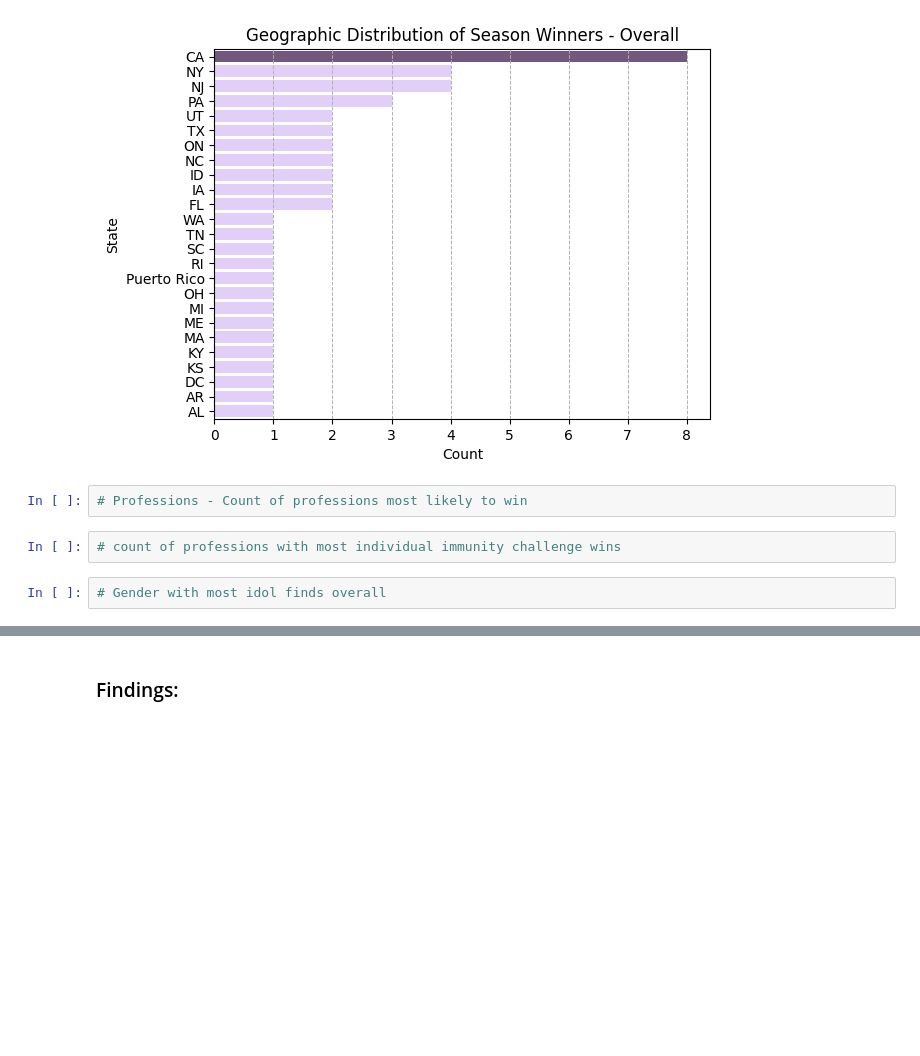
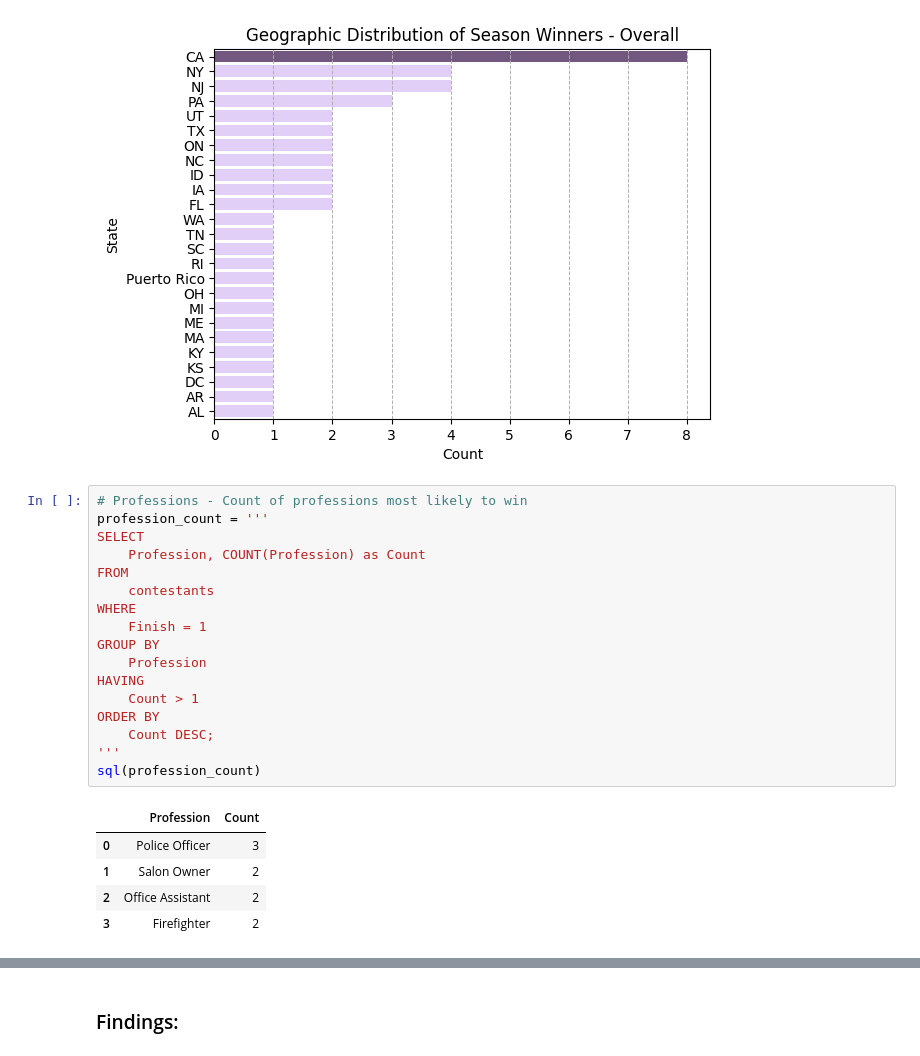
Before and after one commit to jubilbee/Survivor_EDA, a Jupyter notebook: Survivor_EDA.ipynb, the cells around one changed output, grey strips where cells are left out. Cells and saved outputs as stored; diff of their text form; blank space fills up the shorter version.

```diff
--- a/Survivor_EDA.ipynb
+++ b/Survivor_EDA.ipynb
@@ -1002,9 +995,26 @@ plt.grid(True, which='both', axis='x', linestyle='--', linewidth=0.7)
 plt.show()
 # %% [output]
 [figure]
-# %%
-# Professions - Count of professions most likely to win
-# %%
-# count of professions with most individual immunity challenge wins
-# %%
-# Gender with most idol finds overall
+# %%
+# Professions - Count of professions most likely to win
+profession_count = '''
+SELECT
+    Profession, COUNT(Profession) as Count
+FROM
+    contestants
+WHERE
+    Finish = 1
+GROUP BY
+    Profession
+HAVING
+    Count > 1
+ORDER BY
+    Count DESC;
+'''
+sql(profession_count)
+# %% [output]
+|  | Profession | Count |
+| 0 | Police Officer | 3 |
+| 1 | Salon Owner | 2 |
+| 2 | Office Assistant | 2 |
+| 3 | Firefighter | 2 |
```
Also changed, not shown: parts of 7 cells of this notebook, 2 other files.
